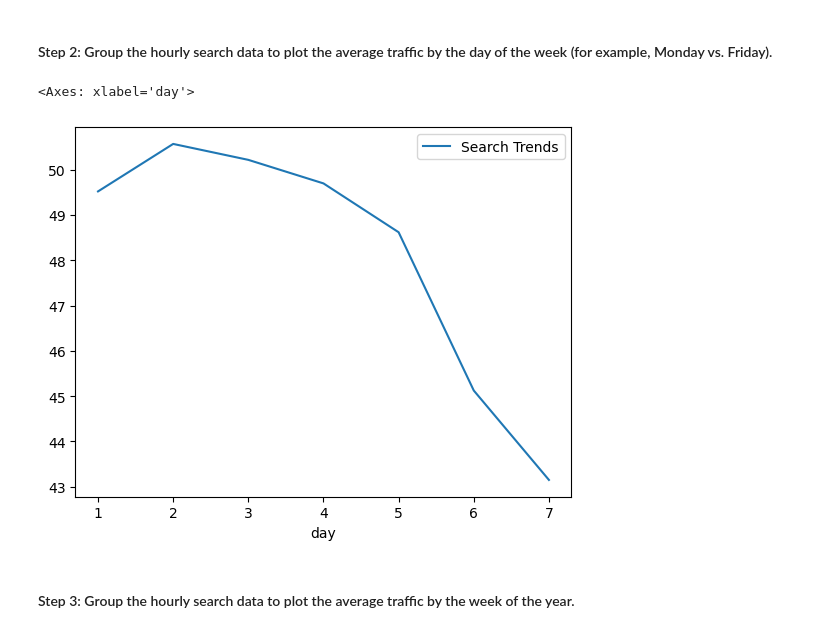
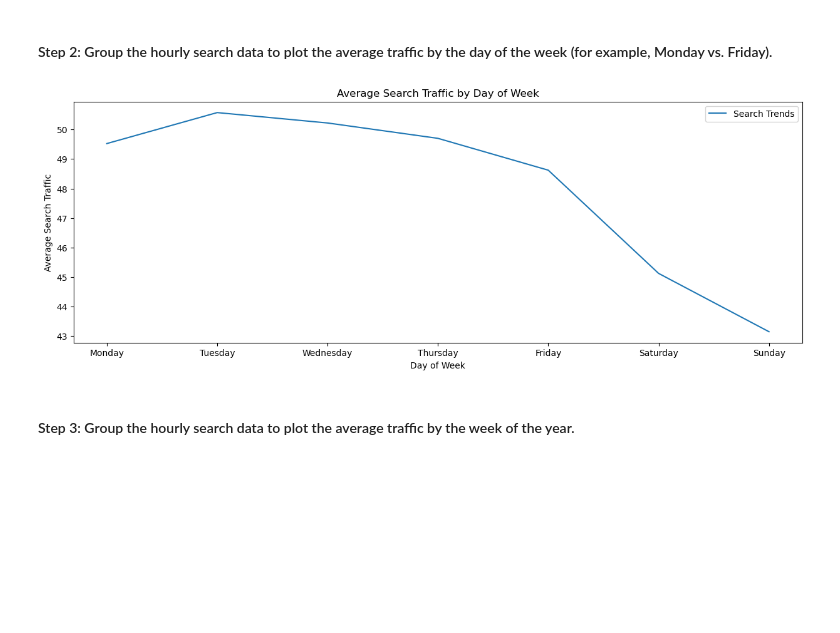
Before and after one commit to rune-encoder/prophet-challenge, a Jupyter notebook: forecasting_net_prophet.ipynb, the cells around one changed output. Drawn from its saved outputs; the diff is of its cells as text; code cells hidden in the pictures; blank space fills up the shorter version.

```diff
--- a/forecasting_net_prophet.ipynb
+++ b/forecasting_net_prophet.ipynb
@@ -168,12 +262,22 @@ df_mercado_trends.groupby(df_mercado_trends.index.hour).mean().plot(
 #### Step 2: Group the hourly search data to plot the average traffic by the day of the week (for example, Monday vs. Friday).
 # %%
 # Group the hourly search data to plot the average traffic by the day of week, using `df.index.isocalendar().day`.
-df_mercado_trends.groupby(df_mercado_trends.index.isocalendar().day).mean().plot(
+daily_avg_traffic = df_mercado_trends.groupby(df_mercado_trends.index.isocalendar().day).mean()
 
+ax = daily_avg_traffic.plot(
+    title="Average Search Traffic by Day of Week",
+    xlabel="Day of Week",
+    ylabel="Average Search Traffic",
+    figsize=(15, 5),
 )
+
+day_labels = ["Monday", "Tuesday", "Wednesday", "Thursday", "Friday", "Saturday", "Sunday"]
+ax.set_xticks(np.arange(1, 8, 1))
+ax.set_xticklabels(day_labels)
+
+clear_output()
 # %% [output]
-<Axes: xlabel='day'>
-[figure, old version]
+[figure, new version]
 # %% [markdown]
 #### Step 3: Group the hourly search data to plot the average traffic by the week of the year.
 # %%
```
Also changed, not shown: parts of 31 cells of this notebook.
